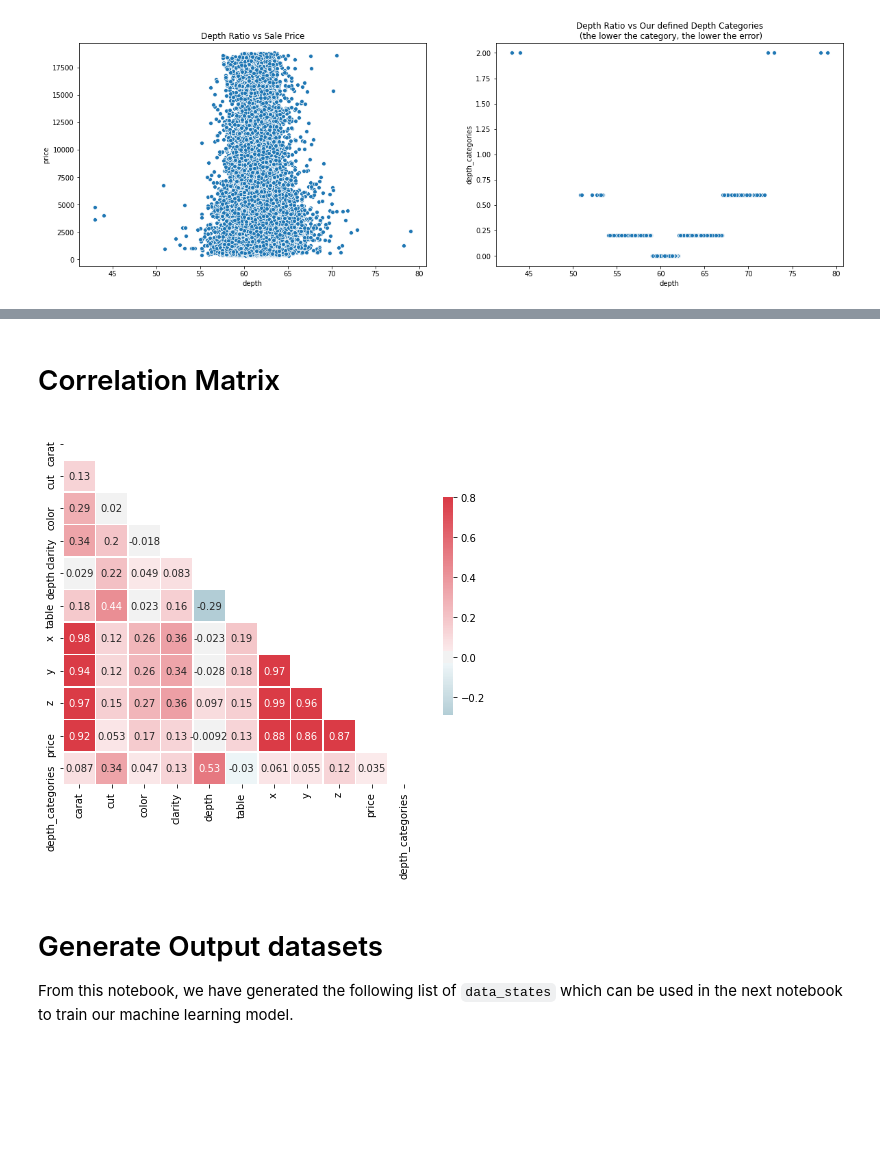
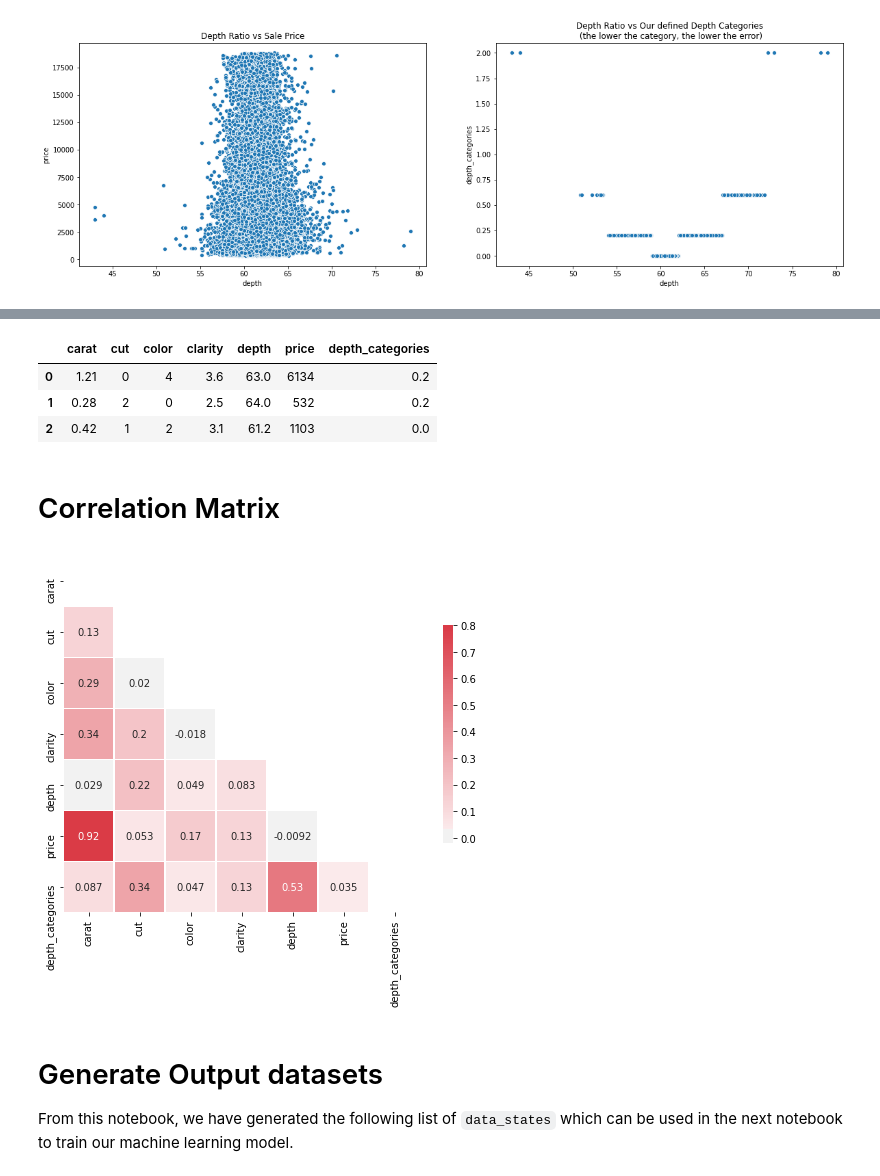
Before and after one commit to rihp/diamond-price-supervised-ML, a Jupyter notebook: notebooks/01_preparing_data.ipynb, the cells around one changed output, grey strips where cells are left out. Saved outputs shown, nothing was run; the diff lists cells and outputs as text; code cells hidden in the pictures; blank space fills up the shorter version.

Commit message:
cleaning data, more refactoring

```diff
--- a/notebooks/01_preparing_data.ipynb
+++ b/notebooks/01_preparing_data.ipynb
@@ -295,8 +295,7 @@ This data state includes all prices, but uses binned depth ratios.
 data = data_input_states['numerical_features'].copy()
 data['depth_categories'] = data.depth
 data['depth_categories'] = data.depth_categories.apply(datahandler.depth_qualifyer)
+data_input_states.update({'numfeats_qd':data})
-# %%
-data_input_states.update({'numerical_features_qualify_depth':data})
 # %%
 fig,ax=plt.subplots(1,2, figsize=(20,6))
 sns.scatterplot(data.depth, data.price, ax=ax[0])
@@ -308,0 +312,5 @@ Text(0.5, 1.0, 'Depth Ratio vs Our defined Depth Categories\n (the lower the cat
+# %%
+data = data_input_states['numfeats_qd'].copy()
+data.drop(columns=['x','y','z'], inplace=True)
+data_input_states.update({'numfeats_qd_noxyz':data})
+data_input_states['numfeats_qd_noxyz'].head()
@@ -309,9 +328,19 @@ Text(0.5, 1.0, 'Depth Ratio vs Our defined Depth Categories\n (the lower the cat
+# %%
+data = data_input_states['numfeats_qd_noxyz'].copy()
+data.drop(columns=['table'], inplace=True)
+data_input_states.update({'numfeats_qd_noxyzt':data})
+data_input_states['numfeats_qd_noxyzt'].head(3)
+# %% [output]
+|  | carat | cut | color | clarity | depth | price | depth_categories |
+| 0 | 1.21 | 0 | 4 | 3.6 | 63.0 | 6134 | 0.2 |
+| 1 | 0.28 | 2 | 0 | 2.5 | 64.0 | 532 | 0.2 |
+| 2 | 0.42 | 1 | 2 | 3.1 | 61.2 | 1103 | 0.0 |
 # %% [markdown]
 # Correlation Matrix
 # %%
-datahandler.corr_matrix(data_input_states['numerical_features_qualify_depth'])
+datahandler.corr_matrix(data_input_states['numfeats_qd_noxyzt'])
 # %% [output]
-[figure, old version]
+[figure, new version]
 # %% [markdown]
 # Generate Output datasets
 From this notebook, we have generated the following list of `data_states` which can be used in the next notebook to train our machine learning model.
```
Also changed, not shown: parts of 5 cells of this notebook.
